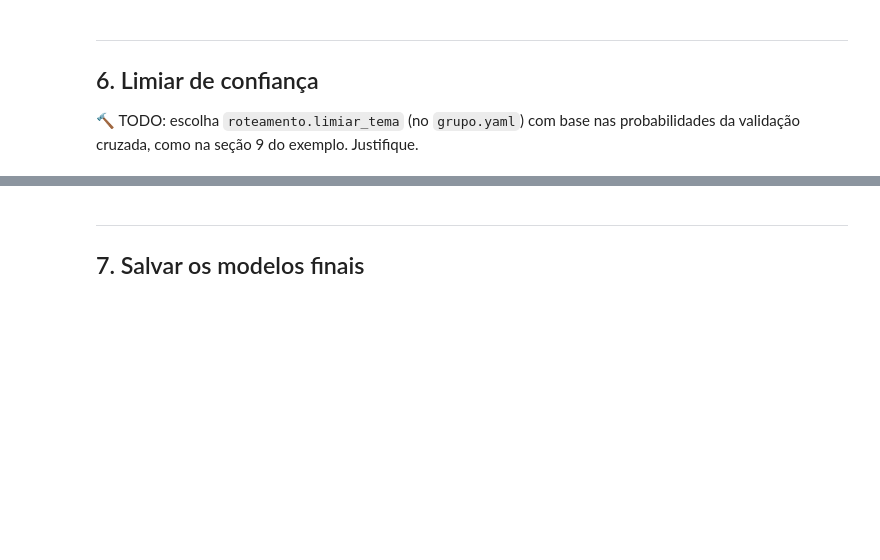
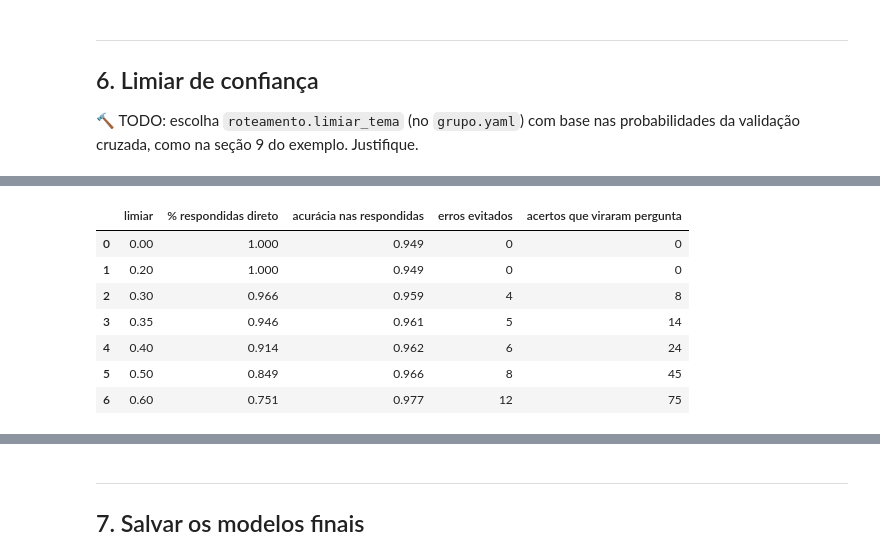
Before and after one commit to amanda-bea/IA-2026-02-TP-Chatbot, a Jupyter notebook: notebooks/01_trabalho_grupo.ipynb, the cells around one changed output, grey strips where cells are left out. Drawn from its saved outputs; the diff is of its cells as text; code cells hidden in the pictures; blank space fills up the shorter version.

```diff
--- a/notebooks/01_trabalho_grupo.ipynb
+++ b/notebooks/01_trabalho_grupo.ipynb
@@ -654,0 +701,22 @@ probabilidades da validação cruzada, como na seção 9 do exemplo. Justifique.
+# %%
+linhas = []
+for limiar in [0.0, 0.2, 0.3, 0.35, 0.4, 0.5, 0.6]:
+    respondidas = confianca >= limiar
+    linhas.append({
+        "limiar": limiar,
+        "% respondidas direto": respondidas.mean(),
+        "acurácia nas respondidas": acertou[respondidas].mean() if respondidas.any() else np.nan,
+        "erros evitados": int((~acertou & ~respondidas).sum()),
+        "acertos que viraram pergunta": int((acertou & ~respondidas).sum()),
+    })
+tabela = pd.DataFrame(linhas).round(3)
+tabela
+# %% [output]
+|  | limiar | % respondidas direto | acurácia nas respondidas | erros evitados | acertos que viraram pergunta |
+| 0 | 0.00 | 1.000 | 0.949 | 0 | 0 |
+| 1 | 0.20 | 1.000 | 0.949 | 0 | 0 |
+| 2 | 0.30 | 0.966 | 0.959 | 4 | 8 |
+| 3 | 0.35 | 0.946 | 0.961 | 5 | 14 |
+| 4 | 0.40 | 0.914 | 0.962 | 6 | 24 |
+| 5 | 0.50 | 0.849 | 0.966 | 8 | 45 |
+| 6 | 0.60 | 0.751 | 0.977 | 12 | 75 |
```
Also changed, not shown: parts of 12 cells of this notebook, 2 other files.
